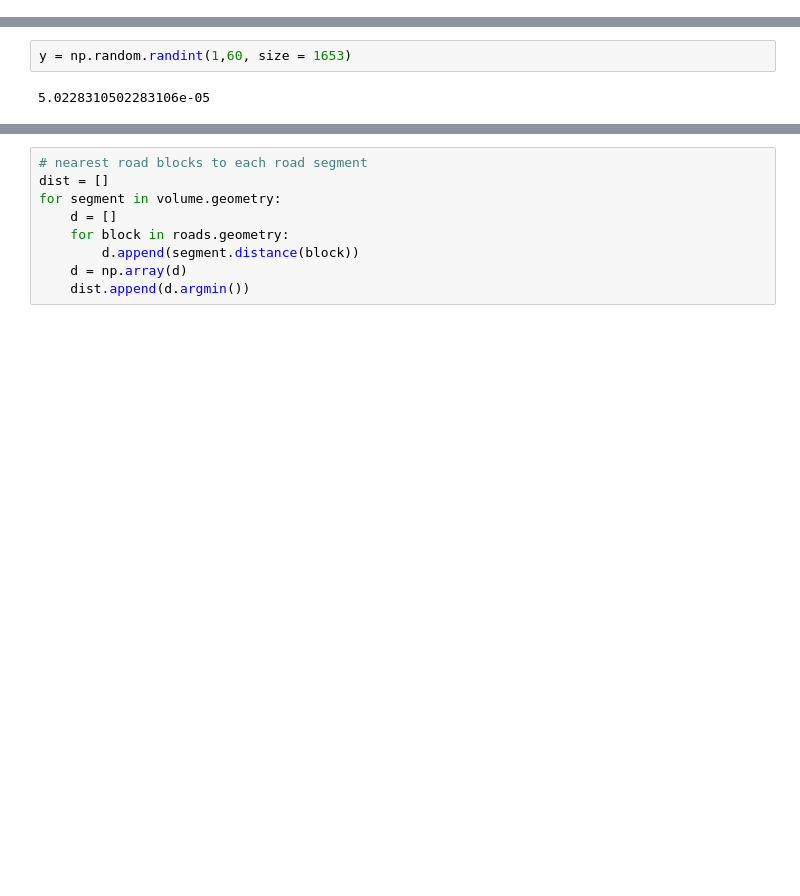
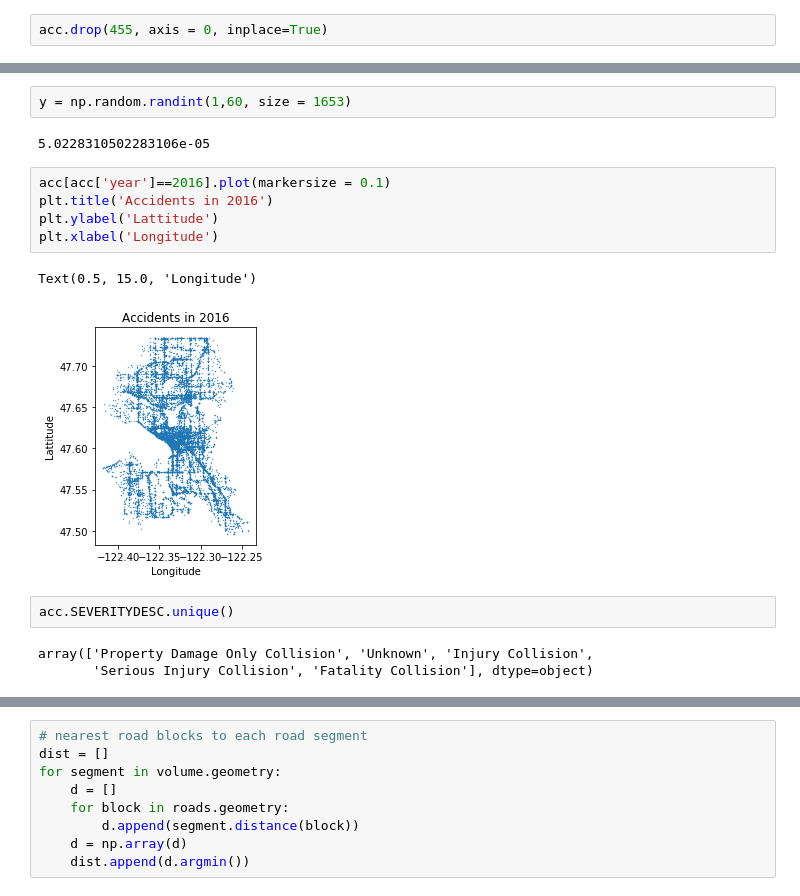
Before and after one commit to gsaidov/capstone, a Jupyter notebook: eda.ipynb, the cells around one changed output, grey strips where cells are left out. Cells and saved outputs as stored; diff of their text form; blank space fills up the shorter version.

```diff
--- a/eda.ipynb
+++ b/eda.ipynb
@@ -10,6 +10,8 @@ from shapely.geometry import Point, LineString
 import timeit
 # %%
 acc = pd.read_pickle('data/accident.pickle')
+# %%
+acc.drop(455, axis = 0, inplace=True)
 # %%
 acc.shape
 # %% [output]
@@ -69,3 +71,16 @@ y = np.random.randint(1,60, size = 1653)
 # %%
 # %% [output]
 5.0228310502283106e-05
+# %%
+acc[acc['year']==2016].plot(markersize = 0.1)
+plt.title('Accidents in 2016')
+plt.ylabel('Lattitude')
+plt.xlabel('Longitude')
+# %% [output]
+Text(0.5, 15.0, 'Longitude')
+[figure, added]
+# %%
+acc.SEVERITYDESC.unique()
+# %% [output]
+array(['Property Damage Only Collision', 'Unknown', 'Injury Collision',
+       'Serious Injury Collision', 'Fatality Collision'], dtype=object)
```
Also changed, not shown: parts of 18 cells of this notebook.
